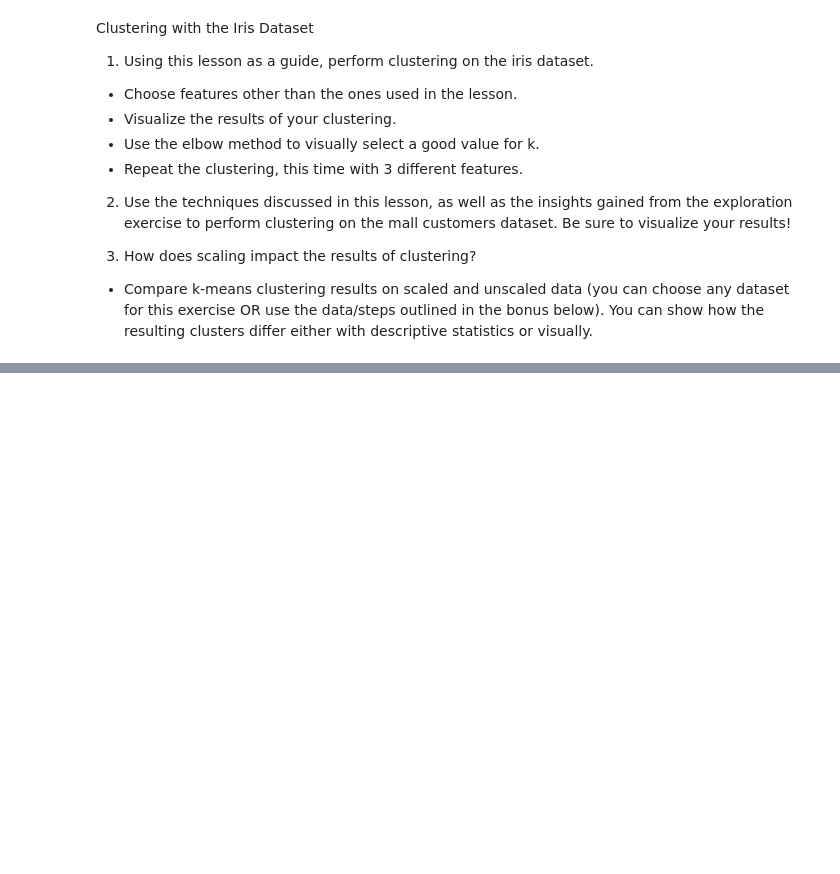
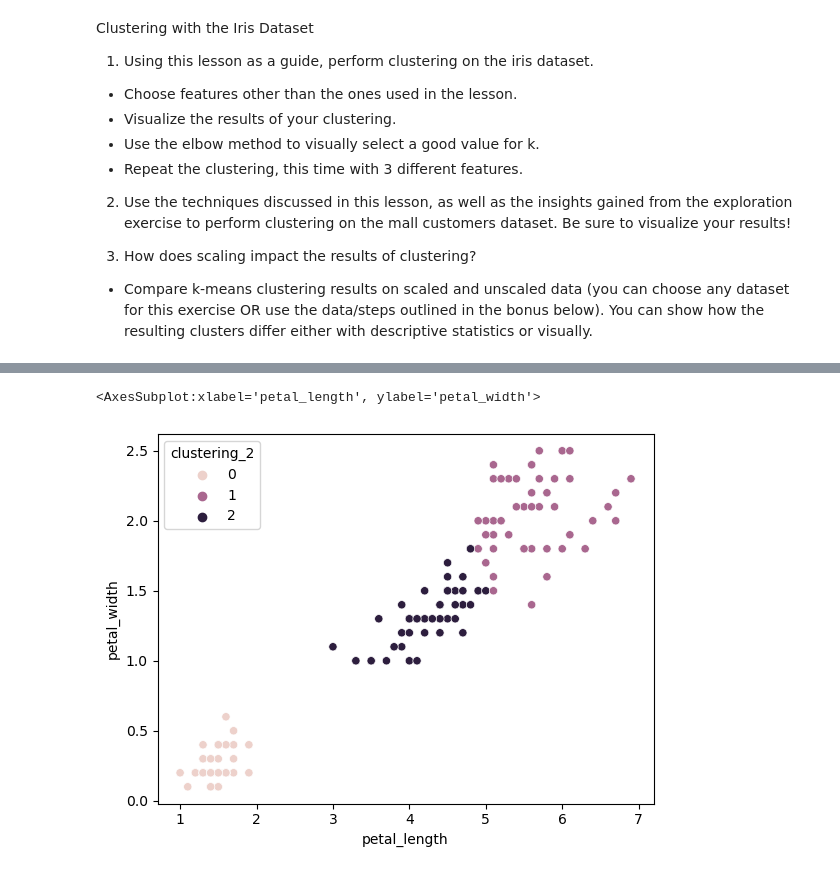
Before and after one commit to stephen-c-perry/clustering_exercises, a Jupyter notebook: model.ipynb, the cells around one changed output, grey strips where cells are left out. Saved outputs shown, nothing was run; the diff lists cells and outputs as text; code cells hidden in the pictures; blank space fills up the shorter version.

```diff
--- a/model.ipynb
+++ b/model.ipynb
@@ -25,0 +169,16 @@ Clustering with the Iris Dataset
+# %%
+# petal_length and petal_width
+
+X_2= iris[['petal_length' , 'petal_width']]
+
+#fit kmeans algo to columns then predict
+kmeans = KMeans(n_clusters = 3)
+kmeans.fit(X_2)
+
+iris['clustering_2'] = kmeans.predict(X_2)
+# %%
+X_2_plot = sns.scatterplot(x = iris.petal_length, y = iris.petal_width, hue = iris.clustering_2)
+X_2_plot
+# %% [output]
+<AxesSubplot:xlabel='petal_length', ylabel='petal_width'>
+[figure, added]
```
Also changed, not shown: parts of 41 cells of this notebook, 1 other file.
